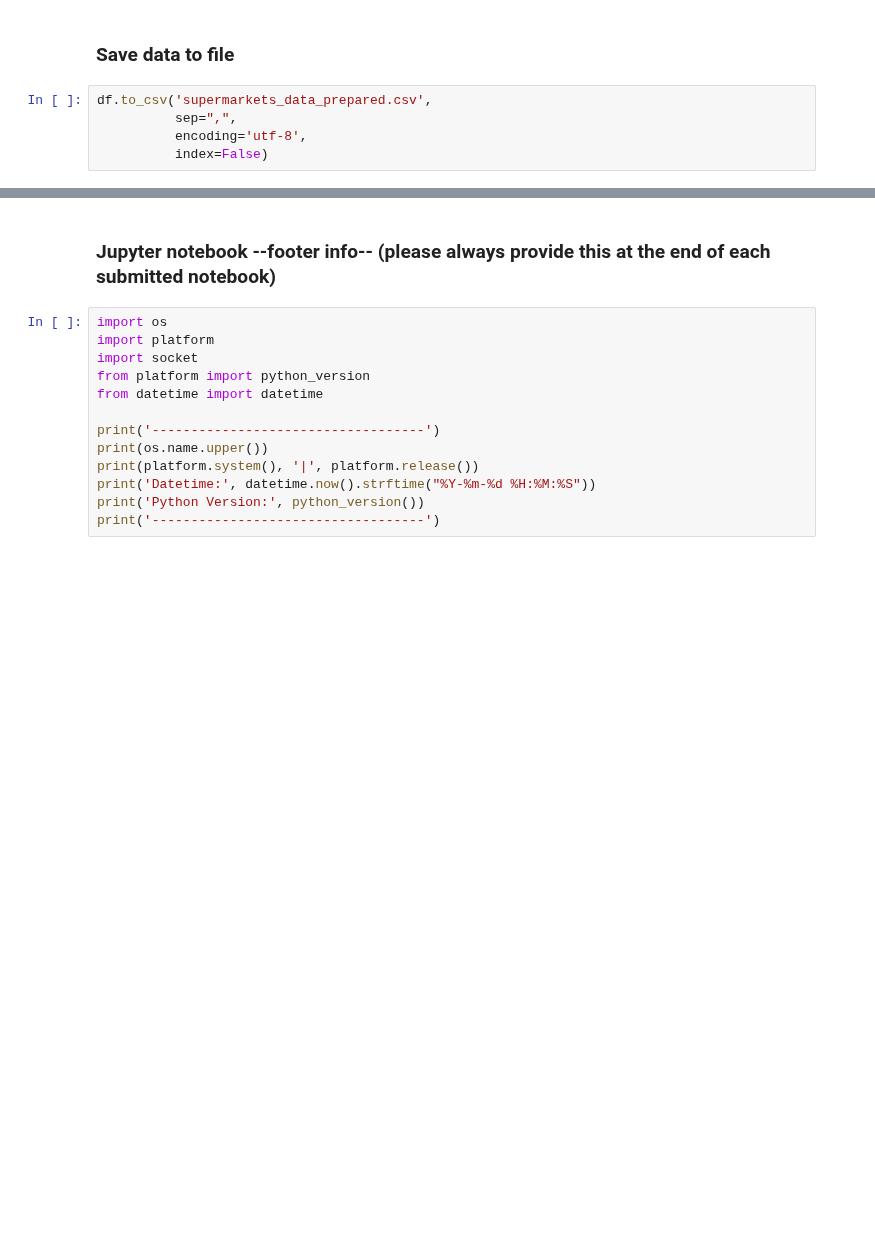
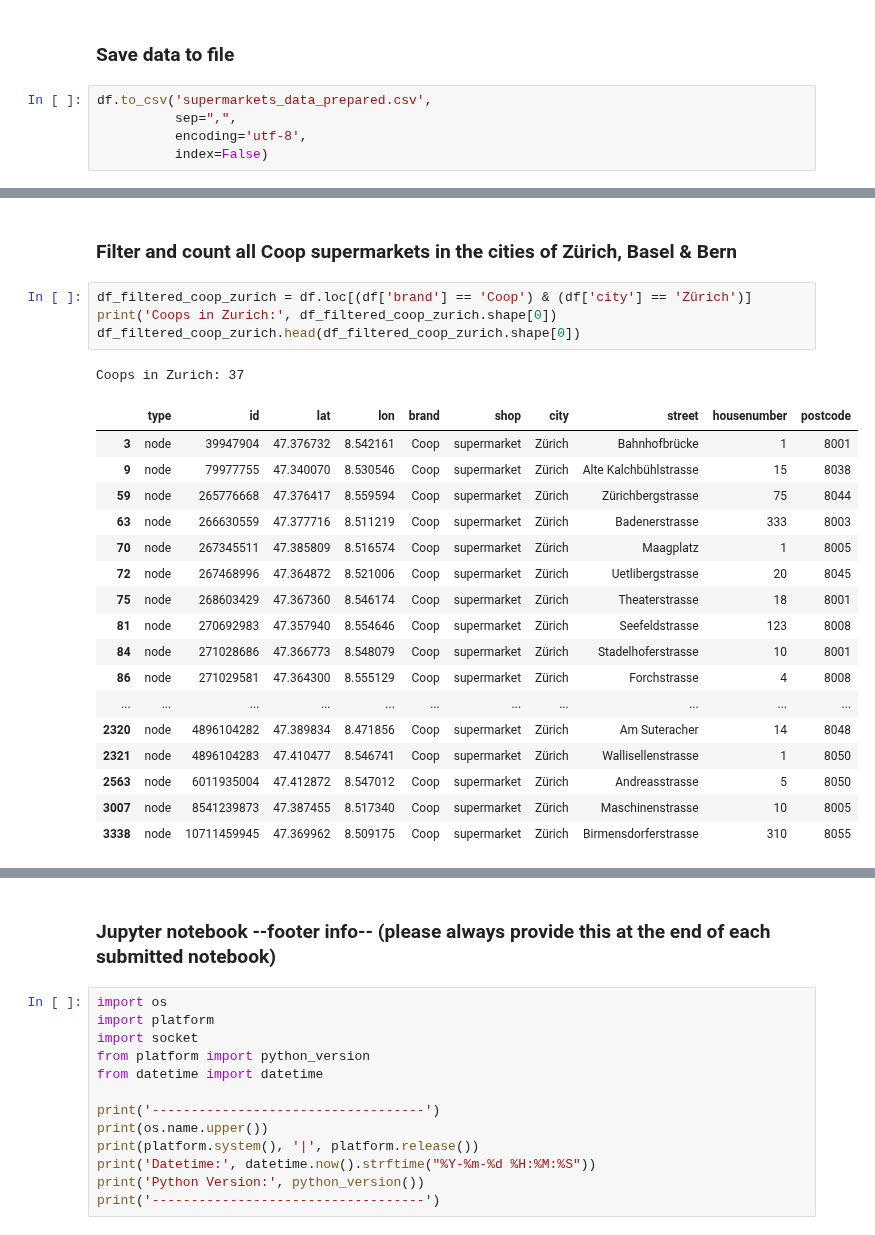
Before and after one commit to mario-gellrich-zhaw/data_analytics, a Jupyter notebook: Week_02/supermarkets_data_preparation.ipynb, the cells around one changed output, grey strips where cells are left out. Saved outputs shown, nothing was run; the diff lists cells and outputs as text; blank space fills up the shorter version.

```diff
--- a/Week_02/supermarkets_data_preparation.ipynb
+++ b/Week_02/supermarkets_data_preparation.ipynb
@@ -97,0 +181,25 @@ df.to_csv('supermarkets_data_prepared.csv',
+# %% [markdown]
+### Filter and count all Coop supermarkets in the cities of Zürich, Basel & Bern
+# %%
+df_filtered_coop_zurich = df.loc[(df['brand'] == 'Coop') & (df['city'] == 'Zürich')]
+print('Coops in Zurich:', df_filtered_coop_zurich.shape[0])
+df_filtered_coop_zurich.head(df_filtered_coop_zurich.shape[0])
+# %% [output]
+Coops in Zurich: 37
+|  | type | id | lat | lon | brand | shop | city | street | housenumber | postcode |
+| 3 | node | 39947904 | 47.376732 | 8.542161 | Coop | supermarket | Zürich | Bahnhofbrücke | 1 | 8001 |
+| 9 | node | 79977755 | 47.340070 | 8.530546 | Coop | supermarket | Zürich | Alte Kalchbühlstrasse | 15 | 8038 |
+| 59 | node | 265776668 | 47.376417 | 8.559594 | Coop | supermarket | Zürich | Zürichbergstrasse | 75 | 8044 |
+| 63 | node | 266630559 | 47.377716 | 8.511219 | Coop | supermarket | Zürich | Badenerstrasse | 333 | 8003 |
+| 70 | node | 267345511 | 47.385809 | 8.516574 | Coop | supermarket | Zürich | Maagplatz | 1 | 8005 |
+| 72 | node | 267468996 | 47.364872 | 8.521006 | Coop | supermarket | Zürich | Uetlibergstrasse | 20 | 8045 |
+| 75 | node | 268603429 | 47.367360 | 8.546174 | Coop | supermarket | Zürich | Theaterstrasse | 18 | 8001 |
+| 81 | node | 270692983 | 47.357940 | 8.554646 | Coop | supermarket | Zürich | Seefeldstrasse | 123 | 8008 |
+| 84 | node | 271028686 | 47.366773 | 8.548079 | Coop | supermarket | Zürich | Stadelhoferstrasse | 10 | 8001 |
+| 86 | node | 271029581 | 47.364300 | 8.555129 | Coop | supermarket | Zürich | Forchstrasse | 4 | 8008 |
+| ... | ... | ... | ... | ... | ... | ... | ... | ... | ... | ... |
+| 2320 | node | 4896104282 | 47.389834 | 8.471856 | Coop | supermarket | Zürich | Am Suteracher | 14 | 8048 |
+| 2321 | node | 4896104283 | 47.410477 | 8.546741 | Coop | supermarket | Zürich | Wallisellenstrasse | 1 | 8050 |
+| 2563 | node | 6011935004 | 47.412872 | 8.547012 | Coop | supermarket | Zürich | Andreasstrasse | 5 | 8050 |
+| 3007 | node | 8541239873 | 47.387455 | 8.517340 | Coop | supermarket | Zürich | Maschinenstrasse | 10 | 8005 |
+| 3338 | node | 10711459945 | 47.369962 | 8.509175 | Coop | supermarket | Zürich | Birmensdorferstrasse | 310 | 8055 |
```
Also changed, not shown: parts of 18 cells of this notebook, 13 other files.
